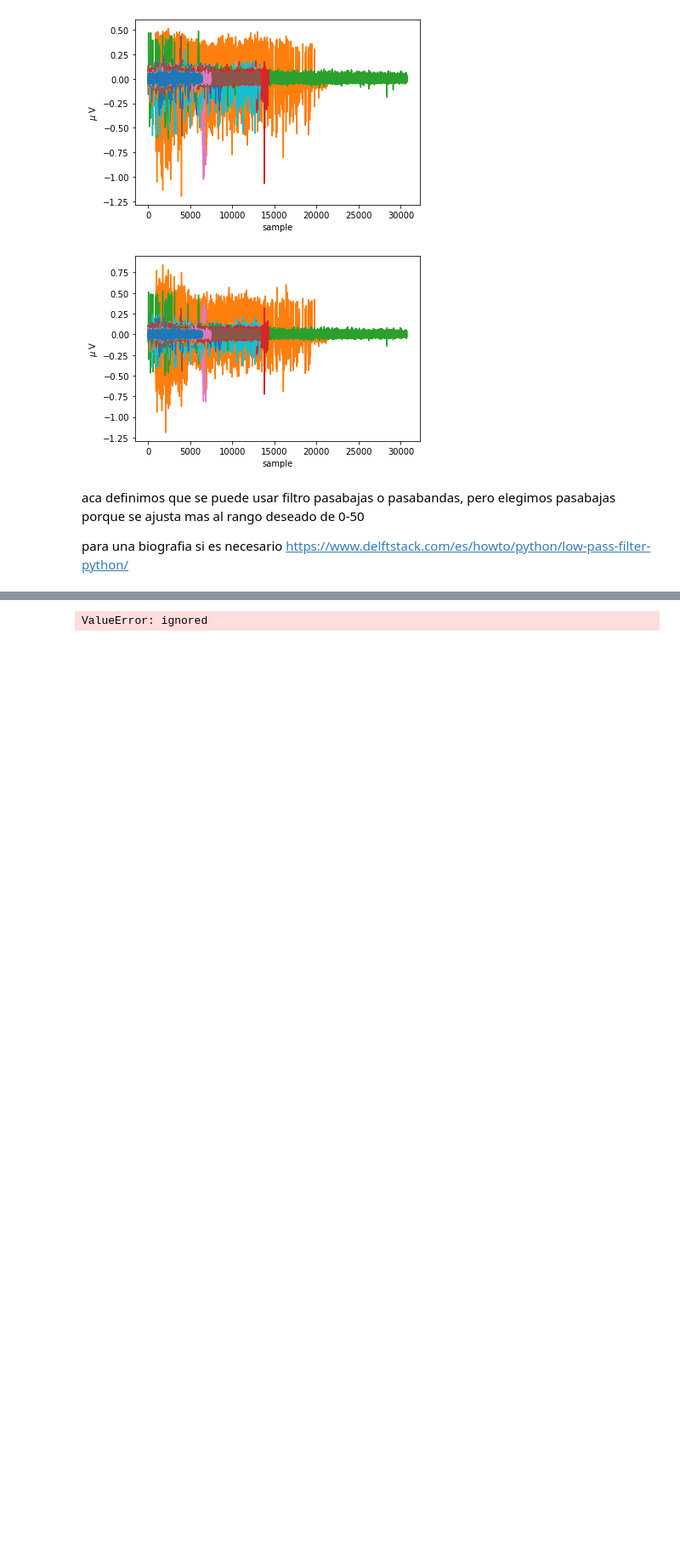
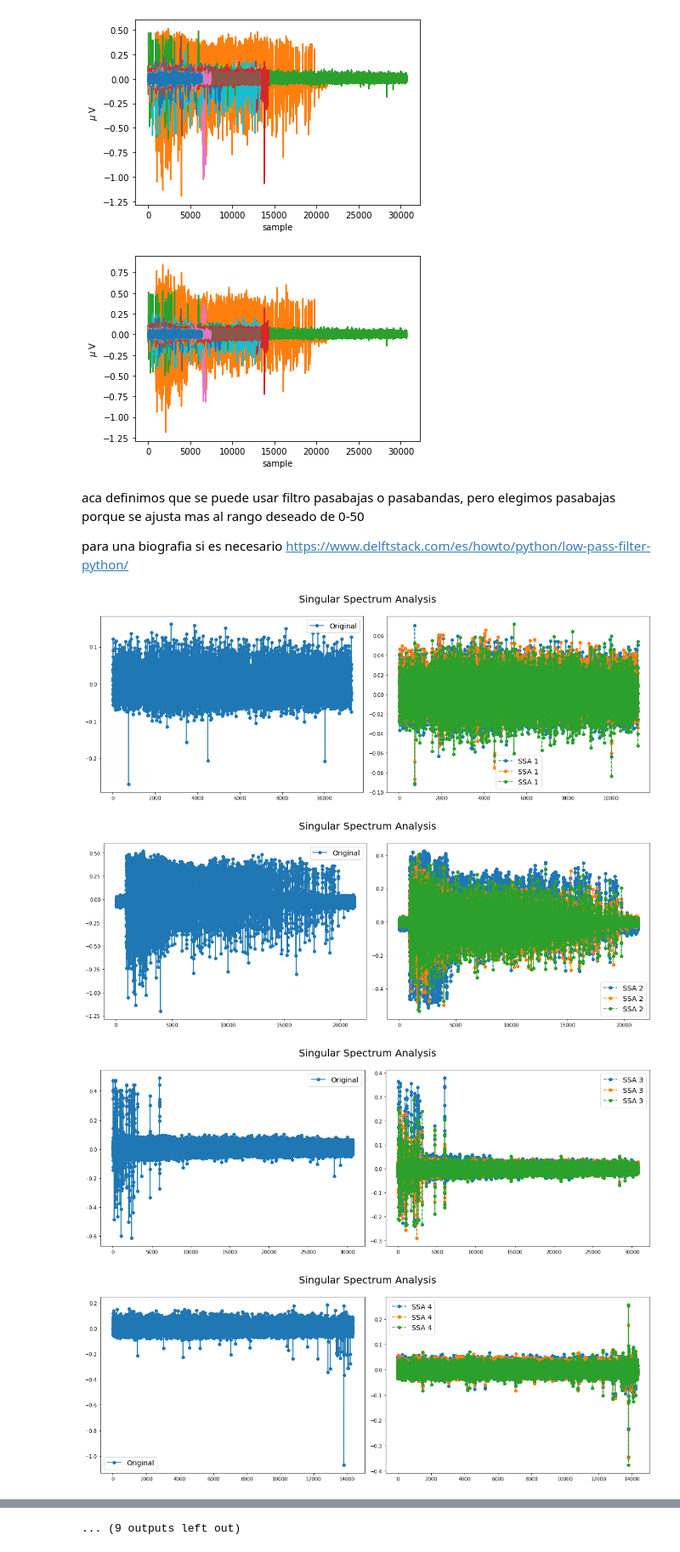
Before and after one commit to cabb1808/miniproyecto1, a Jupyter notebook: miniproyecto1.ipynb, the cells around one changed output, grey strips where cells are left out. Shown at 85% size. Drawn from its saved outputs; the diff is of its cells as text; code cells hidden in the pictures; blank space fills up the shorter version.

```diff
--- a/miniproyecto1.ipynb
+++ b/miniproyecto1.ipynb
@@ -142,30 +145,43 @@ para una biografia si es necesario https://www.delftstack.com/es/howto/python/lo
 # %%
 # We decompose the time series into three subseries
 X_L = Y_L # Conjunto de 21 sismos
+for i in range(21):
+  X_L[i] = np.array(X_L[i])
+
 groups = 3
+
 # Singular Spectrum Analysis
 ssa = SingularSpectrumAnalysis(window_size=groups)
-X_ssa = ssa.fit_transform(X_L)
+X_ssa = []  # initialize X_ssa
 
-# Show the results for the first time series and its subseries
-plt.figure(figsize=(16, 6))
-idSignal = 3
-ax1 = plt.subplot(121)
-ax1.plot(X[idSignal], 'o-', label='Original')
-ax1.legend(loc='best', fontsize=14)
+for i in range(21):
+  X_L_i = X_L[i].reshape(1,-1)  # use the i-th subseries
+  X_ssa_i = ssa.fit_transform(X_L_i)
+  X_ssa.append(X_ssa_i)
 
-ax2 = plt.subplot(122)
+  # Show the results for the first time series and its subseries
+  plt.figure(figsize=(16, 6))
+  idSignal = 3
+  ax1 = plt.subplot(121)
+  ax1.plot(X_L[i], 'o-', label='Original')
+  ax1.legend(loc='best', fontsize=14)
 
-for i in range(groups):
-    ax2.plot(X_ssa[idSignal, i], 'o--', label='SSA {0}'.format(i + 1))
-ax2.legend(loc='best', fontsize=14)
+  ax2 = plt.subplot(122)
 
-plt.suptitle('Singular Spectrum Analysis', fontsize=20)
+  for j in range(groups):
+    ax2.plot(X_ssa[i][j], 'o--', label='SSA {0}'.format(i + 1))
+  ax2.legend(loc='best', fontsize=14)
 
-plt.tight_layout()
-plt.subplots_adjust(top=0.88)
-plt.show()
+  plt.suptitle('Singular Spectrum Analysis', fontsize=20)
+
+  plt.tight_layout()
+  plt.subplots_adjust(top=0.88)
+  plt.show()
 
 # The first subseries consists of the trend of the original time series.
 # The second and third subseries consist of noise.
 # %% [output]
+[figure, added]
+[figure, added]
+[figure, added]
+[figure, added]
@@ -172 +196 @@ plt.show()
-ValueError: ignored
+... (9 outputs left out)
```
Also changed, not shown: parts of 7 cells of this notebook.
